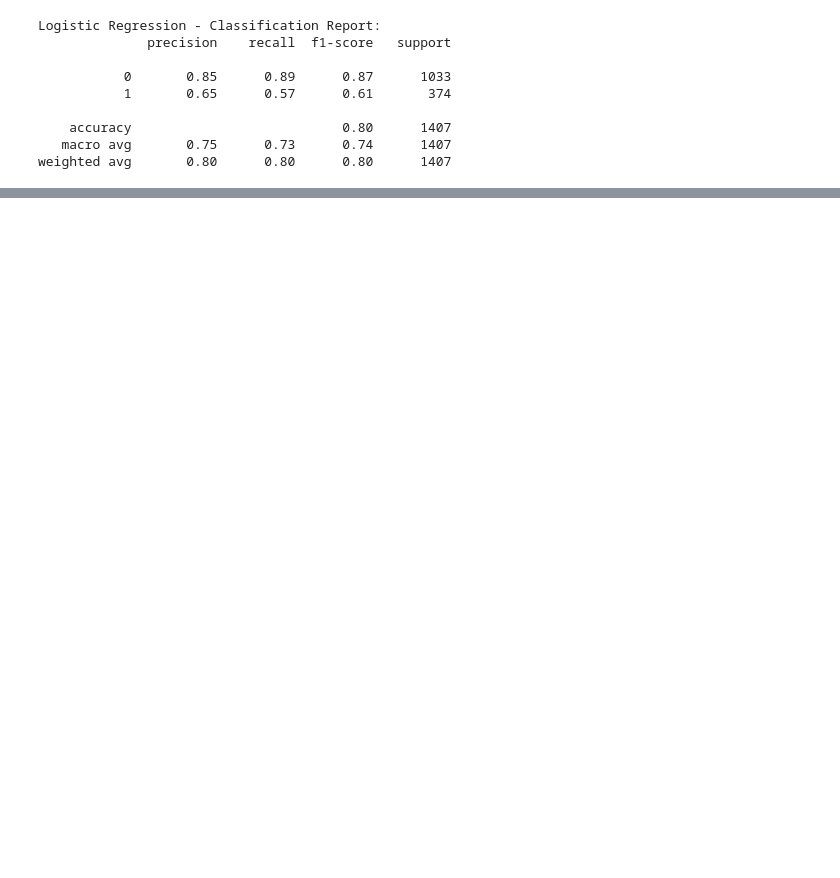
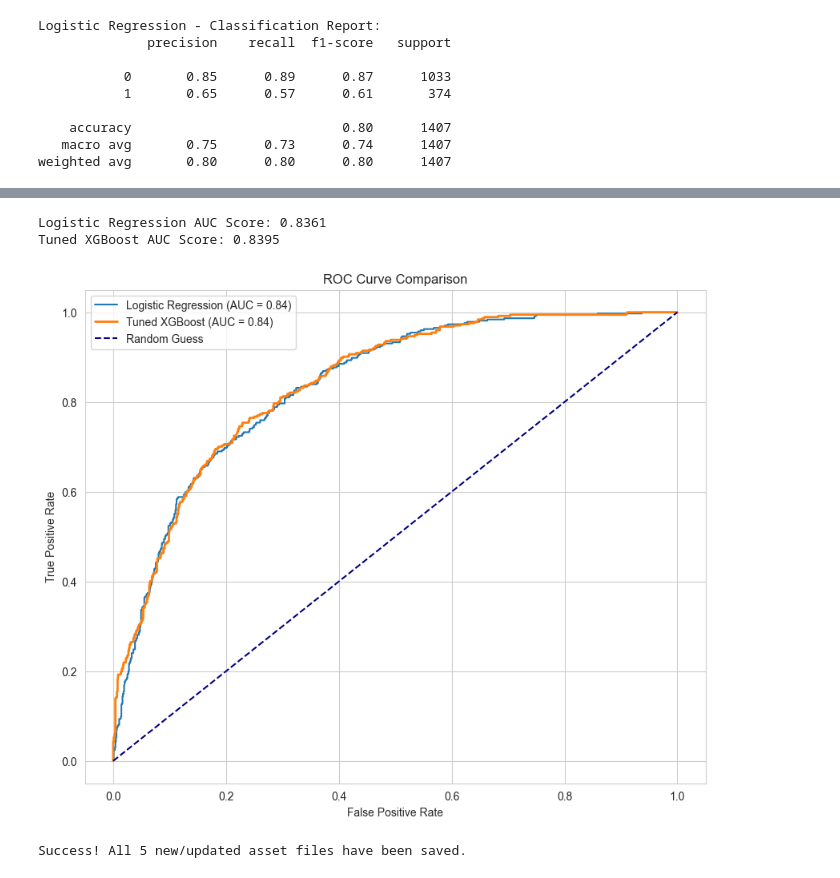
Before and after one commit to RAHULBONEY/predictingchurnof-a-customer, a Jupyter notebook: notebooks/churn analysis.ipynb, the cells around one changed output, grey strips where cells are left out. Drawn from its saved outputs; the diff is of its cells as text; code cells hidden in the pictures; blank space fills up the shorter version.

```diff
--- a/notebooks/churn analysis.ipynb
+++ b/notebooks/churn analysis.ipynb
@@ -257,0 +280,60 @@ plt.show()
+# %%
+from sklearn.metrics import roc_auc_score, roc_curve
+
+# 1. Get prediction probabilities for both models
+# Logistic Regression
+y_pred_proba_log = log_model.predict_proba(X_test)[:, 1]
+# Tuned XGBoost
+y_pred_proba_xgb = best_xgb_model.predict_proba(X_test)[:, 1]
+
+# 2. Calculate AUC scores for both
+auc_log = roc_auc_score(y_test, y_pred_proba_log)
+auc_xgb = roc_auc_score(y_test, y_pred_proba_xgb)
+
+print(f'Logistic Regression AUC Score: {auc_log:.4f}')
+print(f'Tuned XGBoost AUC Score: {auc_xgb:.4f}')
+
+# 3. Calculate ROC curve points for both
+fpr_log, tpr_log, _ = roc_curve(y_test, y_pred_proba_log)
+fpr_xgb, tpr_xgb, _ = roc_curve(y_test, y_pred_proba_xgb)
+
+# 4. Plot both curves
+plt.figure(figsize=(10, 8))
+plt.plot(fpr_log, tpr_log, label=f'Logistic Regression (AUC = {auc_log:.2f})')
+plt.plot(fpr_xgb, tpr_xgb, label=f'Tuned XGBoost (AUC = {auc_xgb:.2f})', linewidth=2)
+plt.plot([0, 1], [0, 1], color='navy', linestyle='--', label='Random Guess')
+plt.xlabel('False Positive Rate')
+plt.ylabel('True Positive Rate')
+plt.title('ROC Curve Comparison')
+plt.legend()
+plt.show()
+# %% [output]
+Logistic Regression AUC Score: 0.8361
+Tuned XGBoost AUC Score: 0.8395
+[figure, added]
+# %%
+import joblib
+import json
+import shap
+
+# --- 1. Save the NEW trained XGBoost model ---
+joblib.dump(best_xgb_model, '../churn_model.pkl')
+
+# --- 2. Save the Logistic Regression model (from earlier) ---
+joblib.dump(log_model, '../log_model.pkl')
+
+# --- 3. Save the fitted scaler (from earlier) ---
+joblib.dump(scaler, '../scaler.pkl')
+
+# --- 4. Save the list of feature columns ---
+trained_columns = X_train.columns.tolist()
+with open('../trained_columns.json', 'w') as f:
+    json.dump(trained_columns, f)
+
+# --- 5. Create and save the NEW SHAP Explainer ---
+explainer = shap.TreeExplainer(best_xgb_model)
+joblib.dump(explainer, '../shap_explainer.pkl')
+
+print("Success! All 5 new/updated asset files have been saved.")
+# %% [output]
+Success! All 5 new/updated asset files have been saved.
```
Also changed, not shown: parts of 7 cells of this notebook, 8 other files.
